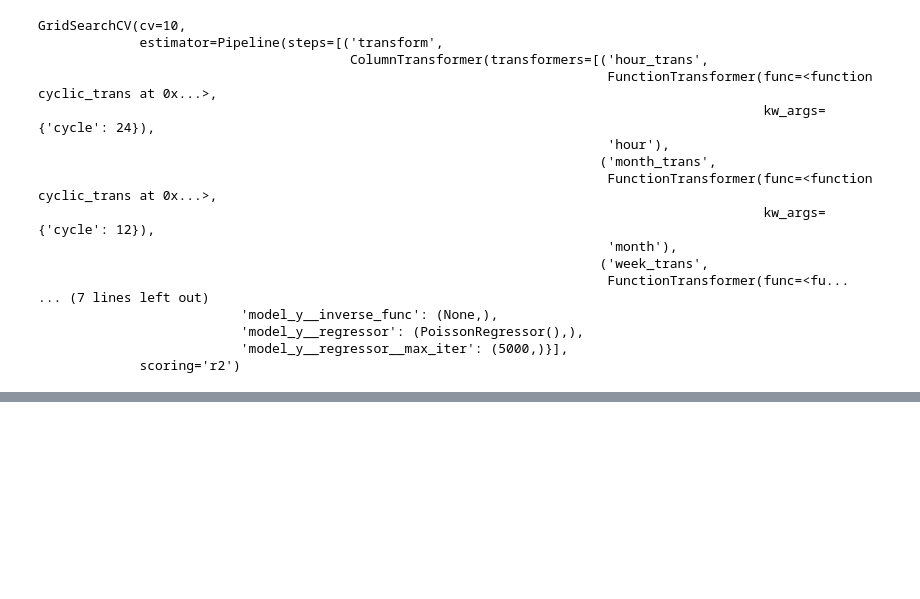
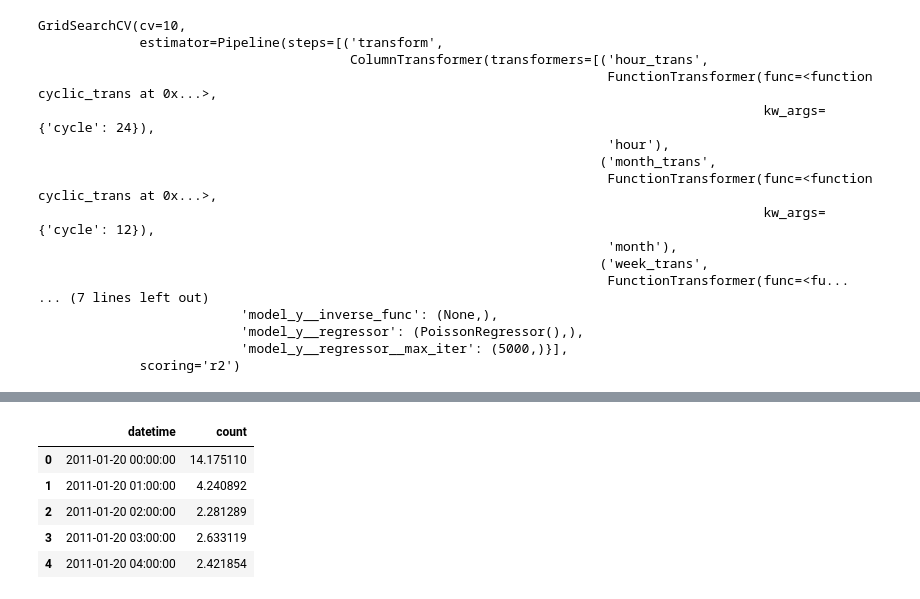
Before and after one commit to the-Hull/p045_spiced_projects, a Jupyter notebook: 03_week/02_exercises/03_regression_bike_explore.ipynb, the cells around one changed output, grey strips where cells are left out. Cells and saved outputs as stored; diff of their text form; code cells hidden in the pictures; blank space fills up the shorter version.

```diff
--- a/03_week/02_exercises/03_regression_bike_explore.ipynb
+++ b/03_week/02_exercises/03_regression_bike_explore.ipynb
@@ -886,0 +898,10 @@ Pipeline(steps=[('transform',
+# %%
+x_test_kaggle['datetime'] = pd.to_datetime(x_test_kaggle['datetime'])
+x_test_kaggle.weather = x_test_kaggle.weather.replace(4, 3)
+x_test_kaggle['workingday_adj'] = x_test_kaggle['workingday'] + 1
+
+
+time_atts = make_time_cols(time_att= ['year', 'dayofyear', 'month', 'day', 'weekday', 'hour'], time_series = x_test_kaggle.datetime)
+
+x_test_kaggle = pd.concat([x_test_kaggle, time_atts], axis = 1)
+x_test_kaggle['hour'] = x_test_kaggle['hour'] + 1 # for polyfeatures
@@ -886,0 +928,4 @@ Pipeline(steps=[('transform',
+# %%
+y_test_pred = pd.Series(grid.best_estimator_.predict(x_test_kaggle), name = 'count')
+# %%
+kaggle_out = pd.concat([x_test_kaggle[['datetime']], y_test_pred], axis = 1)
@@ -886,0 +944,9 @@ Pipeline(steps=[('transform',
+# %%
+kaggle_out.head()
+# %% [output]
+|  | datetime | count |
+| 0 | 2011-01-20 00:00:00 | 14.175110 |
+| 1 | 2011-01-20 01:00:00 | 4.240892 |
+| 2 | 2011-01-20 02:00:00 | 2.281289 |
+| 3 | 2011-01-20 03:00:00 | 2.633119 |
+| 4 | 2011-01-20 04:00:00 | 2.421854 |
```
Also changed, not shown: parts of 15 cells of this notebook, 2 other files.
